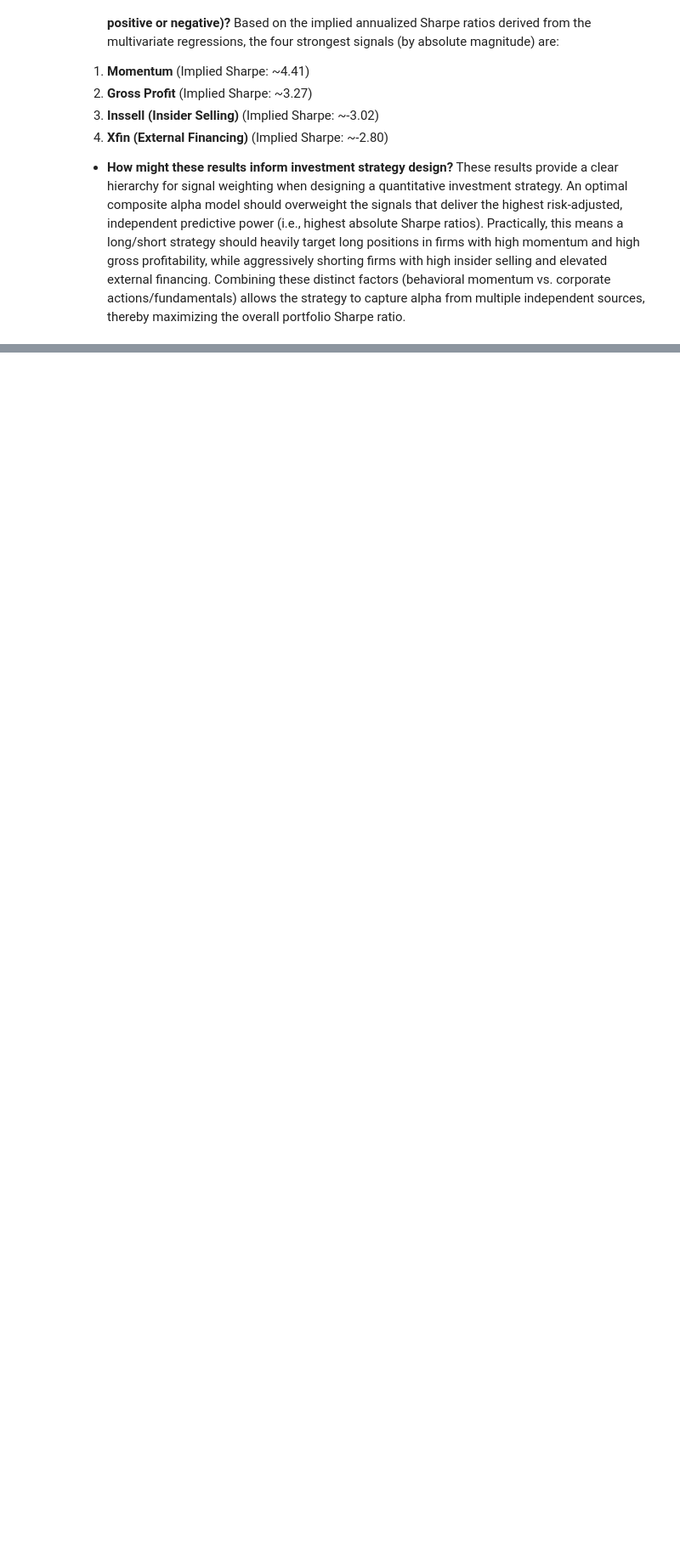
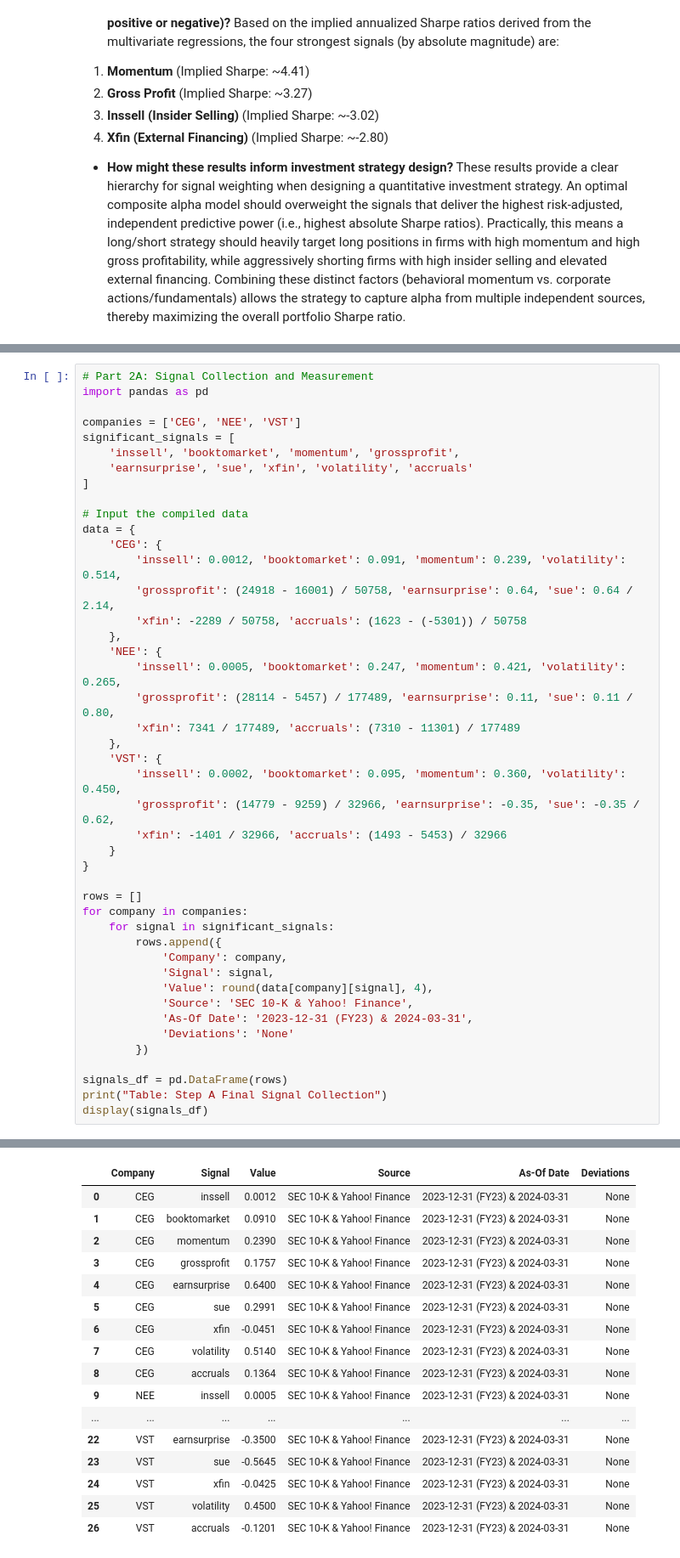
Before and after one commit to grooprai2025-ui/15465-Alphanomics, a Jupyter notebook: 20260506_Alphanomics_Final_Project_V2.ipynb, the cells around one changed output, grey strips where cells are left out. Shown at 85% size. Cells and saved outputs as stored; diff of their text form; blank space fills up the shorter version.

```diff
--- a/20260506_Alphanomics_Final_Project_V2.ipynb
+++ b/20260506_Alphanomics_Final_Project_V2.ipynb
@@ -386,0 +418,45 @@ These results provide a clear hierarchy for signal weighting when designing a qu
+# %%
+# Part 2A: Signal Collection and Measurement
+import pandas as pd
+
+companies = ['CEG', 'NEE', 'VST']
+significant_signals = [
+    'inssell', 'booktomarket', 'momentum', 'grossprofit',
+    'earnsurprise', 'sue', 'xfin', 'volatility', 'accruals'
+]
+
+# Input the compiled data
+data = {
+    'CEG': {
+        'inssell': 0.0012, 'booktomarket': 0.091, 'momentum': 0.239, 'volatility': 0.514,
+        'grossprofit': (24918 - 16001) / 50758, 'earnsurprise': 0.64, 'sue': 0.64 / 2.14,
+        'xfin': -2289 / 50758, 'accruals': (1623 - (-5301)) / 50758
+    },
+    'NEE': {
+        'inssell': 0.0005, 'booktomarket': 0.247, 'momentum': 0.421, 'volatility': 0.265,
+        'grossprofit': (28114 - 5457) / 177489, 'earnsurprise': 0.11, 'sue': 0.11 / 0.80,
+        'xfin': 7341 / 177489, 'accruals': (7310 - 11301) / 177489
+    },
+    'VST': {
+        'inssell': 0.0002, 'booktomarket': 0.095, 'momentum': 0.360, 'volatility': 0.450,
+        'grossprofit': (14779 - 9259) / 32966, 'earnsurprise': -0.35, 'sue': -0.35 / 0.62,
+        'xfin': -1401 / 32966, 'accruals': (1493 - 5453) / 32966
+    }
+}
+
+rows = []
+for company in companies:
+    for signal in significant_signals:
+        rows.append({
+            'Company': company,
+            'Signal': signal,
+            'Value': round(data[company][signal], 4),
+            'Source': 'SEC 10-K & Yahoo! Finance',
+            'As-Of Date': '2023-12-31 (FY23) & 2024-03-31',
+            'Deviations': 'None'
+        })
+
+signals_df = pd.DataFrame(rows)
+print("Table: Step A Final Signal Collection")
+display(signals_df)
+# %% [output]
@@ -386,0 +464,17 @@ These results provide a clear hierarchy for signal weighting when designing a qu
+|  | Company | Signal | Value | Source | As-Of Date | Deviations |
+| 0 | CEG | inssell | 0.0012 | SEC 10-K & Yahoo! Finance | 2023-12-31 (FY23) & 2024-03-31 | None |
+| 1 | CEG | booktomarket | 0.0910 | SEC 10-K & Yahoo! Finance | 2023-12-31 (FY23) & 2024-03-31 | None |
+| 2 | CEG | momentum | 0.2390 | SEC 10-K & Yahoo! Finance | 2023-12-31 (FY23) & 2024-03-31 | None |
+| 3 | CEG | grossprofit | 0.1757 | SEC 10-K & Yahoo! Finance | 2023-12-31 (FY23) & 2024-03-31 | None |
+| 4 | CEG | earnsurprise | 0.6400 | SEC 10-K & Yahoo! Finance | 2023-12-31 (FY23) & 2024-03-31 | None |
+| 5 | CEG | sue | 0.2991 | SEC 10-K & Yahoo! Finance | 2023-12-31 (FY23) & 2024-03-31 | None |
+| 6 | CEG | xfin | -0.0451 | SEC 10-K & Yahoo! Finance | 2023-12-31 (FY23) & 2024-03-31 | None |
+| 7 | CEG | volatility | 0.5140 | SEC 10-K & Yahoo! Finance | 2023-12-31 (FY23) & 2024-03-31 | None |
+| 8 | CEG | accruals | 0.1364 | SEC 10-K & Yahoo! Finance | 2023-12-31 (FY23) & 2024-03-31 | None |
+| 9 | NEE | inssell | 0.0005 | SEC 10-K & Yahoo! Finance | 2023-12-31 (FY23) & 2024-03-31 | None |
+| ... | ... | ... | ... | ... | ... | ... |
+| 22 | VST | earnsurprise | -0.3500 | SEC 10-K & Yahoo! Finance | 2023-12-31 (FY23) & 2024-03-31 | None |
+| 23 | VST | sue | -0.5645 | SEC 10-K & Yahoo! Finance | 2023-12-31 (FY23) & 2024-03-31 | None |
+| 24 | VST | xfin | -0.0425 | SEC 10-K & Yahoo! Finance | 2023-12-31 (FY23) & 2024-03-31 | None |
+| 25 | VST | volatility | 0.4500 | SEC 10-K & Yahoo! Finance | 2023-12-31 (FY23) & 2024-03-31 | None |
+| 26 | VST | accruals | -0.1201 | SEC 10-K & Yahoo! Finance | 2023-12-31 (FY23) & 2024-03-31 | None |
```
Also changed, not shown: parts of 6 cells of this notebook.
